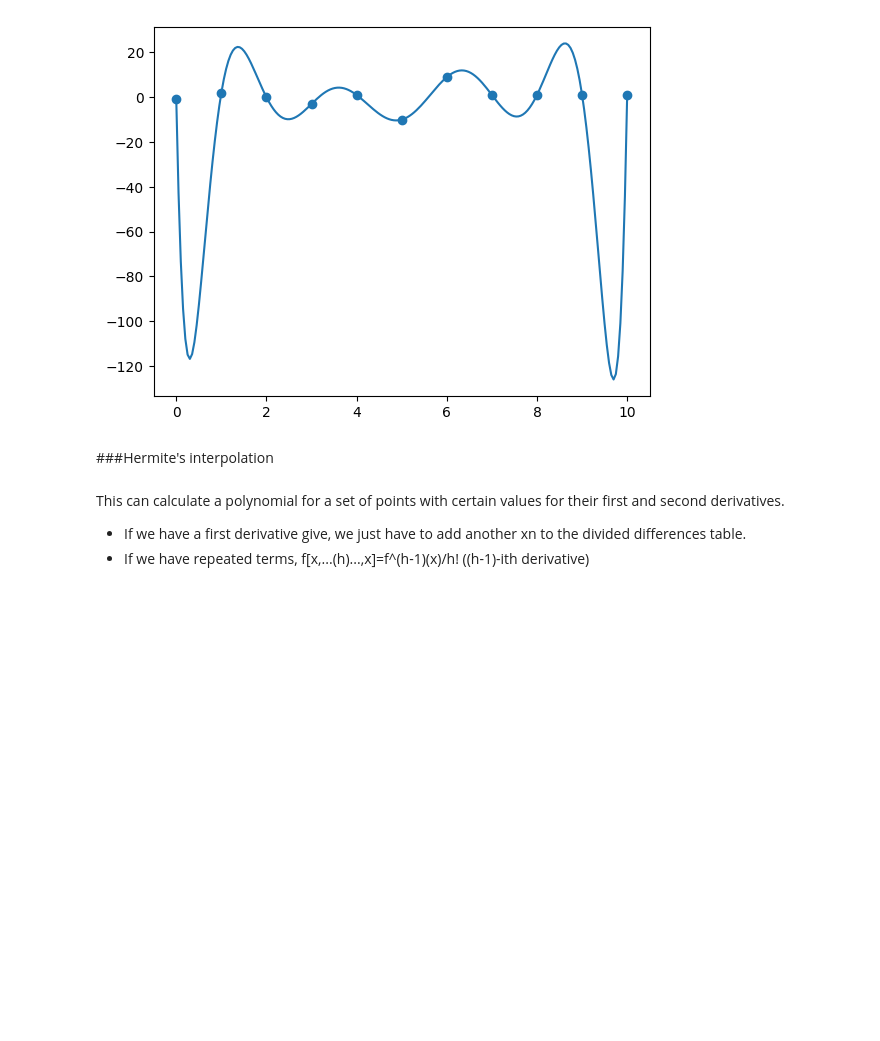
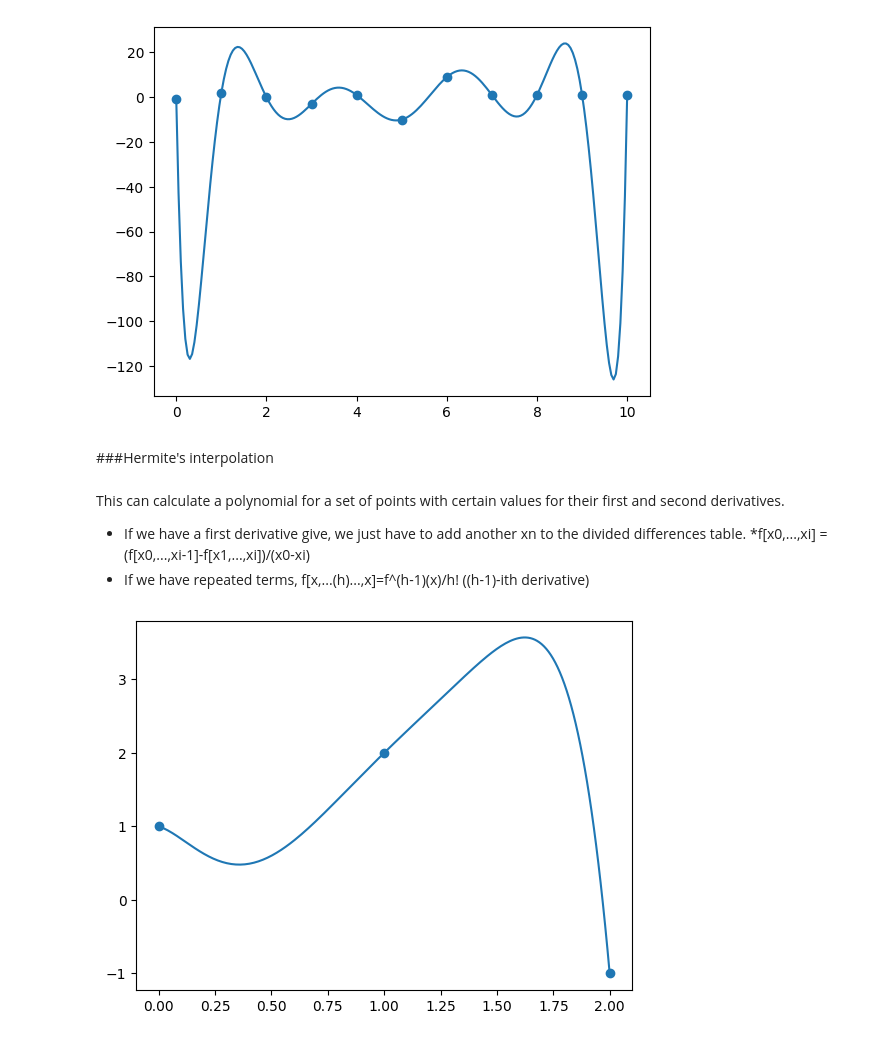
Before and after one commit to jcv00036/amn_p, a Jupyter notebook: Notebook.ipynb, the cells around one changed output. Cells and saved outputs as stored; diff of their text form; code cells hidden in the pictures; blank space fills up the shorter version.

```diff
--- a/Notebook.ipynb
+++ b/Notebook.ipynb
@@ -845,4 +845,5 @@ plt.show()
 This can calculate a polynomial for a set of points with certain values for their first and second derivatives.
 
 * If we have a first derivative give, we just have to add another xn to the divided differences table.
+*f[x0,...,xi] =(f[x0,...,xi-1]-f[x1,...,xi])/(x0-xi)
 * If we have repeated terms, f[x,...(h)...,x]=f^(h-1)(x)/h!  ((h-1)-ith derivative)
@@ -848,0 +918,15 @@ This can calculate a polynomial for a set of points with certain values for thei
+# %%
+data = [[0,1,-1],[1,2,3,-1,2],[2,-1]]
+
+t = np.linspace(0,2,200)
+
+def p(t):
+  return hermiteInterpolation(t,data);
+
+fig, ax = plt.subplots()
+ax.scatter([0,1,2],[1,2,-1])
+ax.plot(t,p(t))
+
+plt.show()
+# %% [output]
+[figure, added]
```
Also changed, not shown: parts of 5 cells of this notebook.
